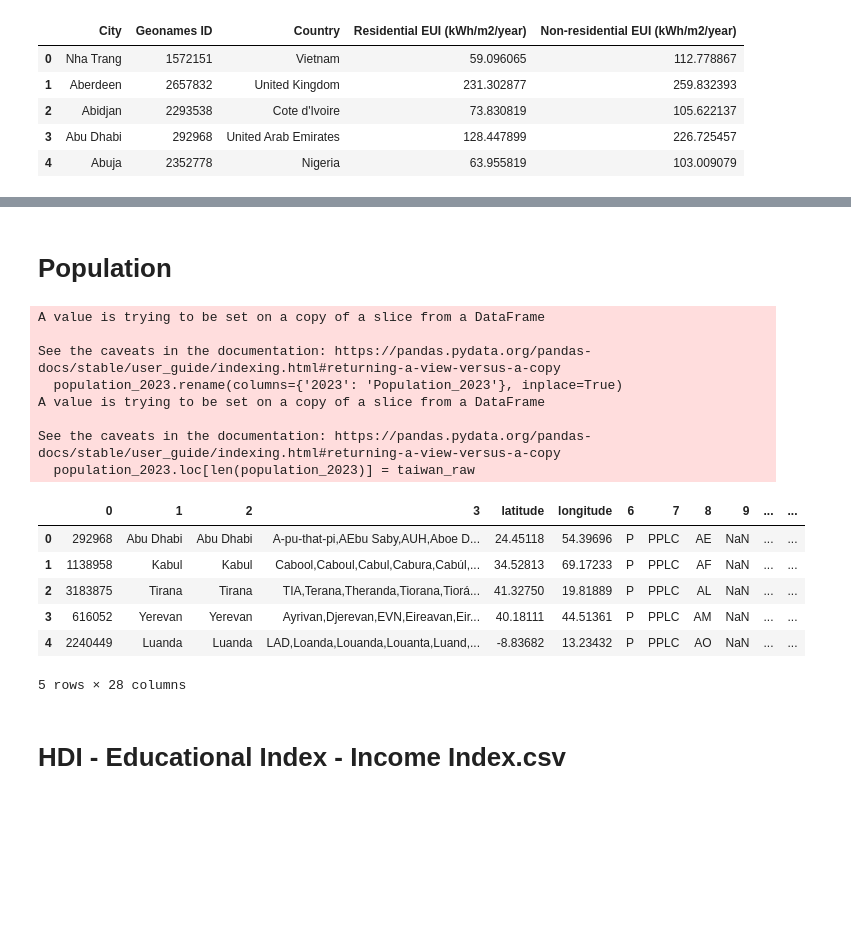
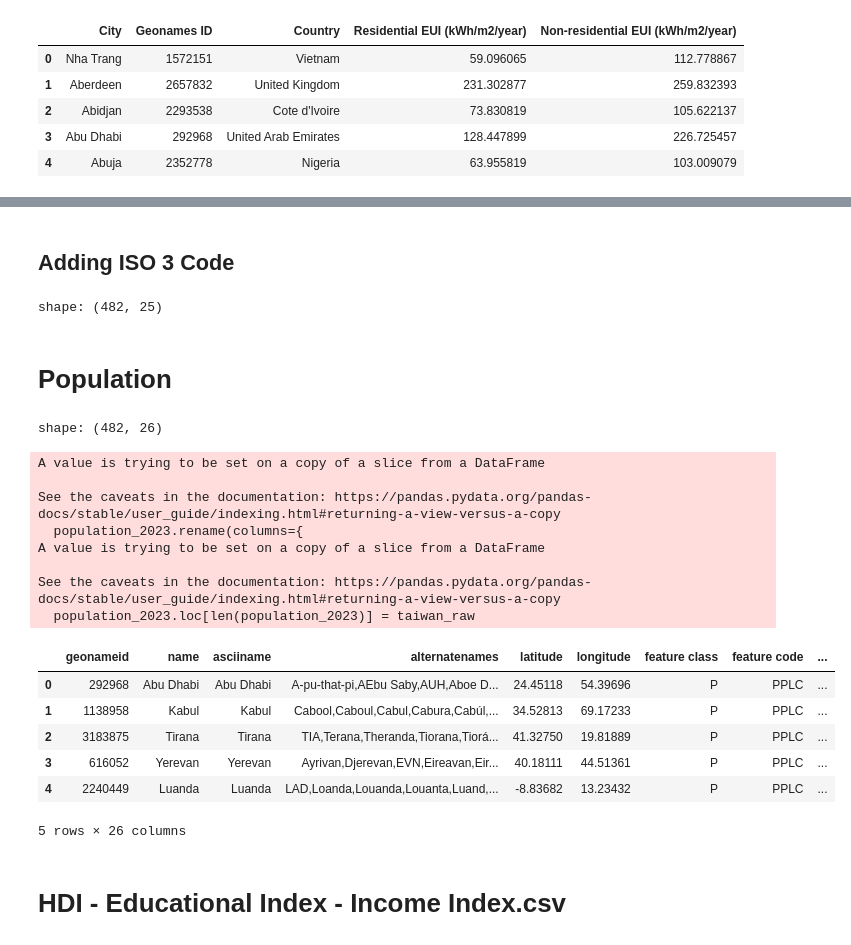
Before and after one commit to AliciaXia222/Capstone-Team-Climate-Trace, a Jupyter notebook: notebooks/Base_Model.ipynb, the cells around one changed output, grey strips where cells are left out. Drawn from its saved outputs; the diff is of its cells as text; code cells hidden in the pictures; blank space fills up the shorter version.

```diff
--- a/notebooks/Base_Model.ipynb
+++ b/notebooks/Base_Model.ipynb
@@ -97,12 +143,0 @@ num_missing = iso3_codes_merged_df.isna().sum()
-# %%
-# Function to convert country names to ISO 3 codes
-def get_iso3_code(country_name):
-    try:
-        country = pycountry.countries.lookup(country_name)
-        return country.alpha_3
-    except LookupError:
-        return None
-
-
-# Apply the function to the 'Country' column to create a new 'ISO_alpha3' column
-merged_df["ISO_alpha3"] = merged_df["Country"].apply(get_iso3_code)
@@ -153,37 +144,56 @@ assert merged_df.shape[0] == 482, "The number of rows in merged_df is not 482."
+# %% [markdown]
+## Adding ISO 3 Code
+# %%
+# Adding ISO CODE 3
+alpha_2_to_alpha_3 = {country.alpha_2: country.alpha_3 for country in pycountry.countries}
+merged_df.loc[:, 'ISO_alpha3'] = merged_df['iso alpha 2'].map(alpha_2_to_alpha_3)
+
+# Manually correcting the missing country code for Namibia by assigning 'NAM' because country code is null for Nambia
+merged_df.loc[merged_df['Country'] == 'Namibia', 'ISO_alpha3'] = 'NAM'
+
+print(f"shape: {merged_df.shape}")
+
+assert merged_df["ISO_alpha3"].isna().sum() == 0, "There are missing values in the ISO_alpha3 column."
+assert merged_df.shape[0] == 482, "The number of rows in merged_df is not 482."
+# %% [output]
+shape: (482, 25)
 # %% [markdown]
 # Population
 # %%
 population_path = '../data/raw/population/API_SP.POP.TOTL_DS2_en_csv_v2_31753.csv'
 population_df = pd.read_csv(population_path, skiprows=4)
-population_2023 = population_df[['Country Name', 'Country Code', '2023']]
-population_2023.rename(columns={'2023': 'Population_2023'}, inplace=True)
+population_2023 = population_df[['Country Code', '2023']]
+
+population_2023.rename(columns={
+    '2023': 'Population_2023',
+    'Country Code': 'ISO_alpha3'
+}, inplace=True)
 
 #taiwan
-taiwan_raw = {'Country Name': 'Taiwan', 'Country Code': 'TWN', 'Population_2023': 23894394}
+taiwan_raw = {'Country Name': 'Taiwan', 'ISO_alpha3': 'TWN', 'Population_2023': 23894394}
 population_2023.loc[len(population_2023)] = taiwan_raw
 
-merged_df = merged_df.merge(population_2023,
-                             left_on='ISO_alpha3',
-                             right_on='Country Code',
-                             how='left')
+merged_df = merged_df.merge(population_2023, on='ISO_alpha3', how='left')
 
 assert merged_df['Population_2023'].notnull().all(), "Error: There are null values in 'Population_2023'."
+print(f"shape: {merged_df.shape}")
 merged_df.head()
 # %% [output]
-A value is trying to be set on a copy of a slice from a DataFrame
-
-See the caveats in the documentation: https://pandas.pydata.org/pandas-docs/stable/user_guide/indexing.html#returning-a-view-versus-a-copy
-  population_2023.rename(columns={'2023': 'Population_2023'}, inplace=True)
-A value is trying to be set on a copy of a slice from a DataFrame
-
-See the caveats in the documentation: https://pandas.pydata.org/pandas-docs/stable/user_guide/indexing.html#returning-a-view-versus-a-copy
-  population_2023.loc[len(population_2023)] = taiwan_raw
+shape: (482, 26)
+A value is trying to be set on a copy of a slice from a DataFrame
+
+See the caveats in the documentation: https://pandas.pydata.org/pandas-docs/stable/user_guide/indexing.html#returning-a-view-versus-a-copy
+  population_2023.rename(columns={
+A value is trying to be set on a copy of a slice from a DataFrame
+
+See the caveats in the documentation: https://pandas.pydata.org/pandas-docs/stable/user_guide/indexing.html#returning-a-view-versus-a-copy
+  population_2023.loc[len(population_2023)] = taiwan_raw
-|  | 0 | 1 | 2 | 3 | latitude | longitude | 6 | 7 | 8 | 9 | ... | ... |
-| 0 | 292968 | Abu Dhabi | Abu Dhabi | A-pu-that-pi,AEbu Saby,AUH,Aboe D... | 24.45118 | 54.39696 | P | PPLC | AE | NaN | ... | ... |
-| 1 | 1138958 | Kabul | Kabul | Cabool,Caboul,Cabul,Cabura,Cabúl,... | 34.52813 | 69.17233 | P | PPLC | AF | NaN | ... | ... |
-| 2 | 3183875 | Tirana | Tirana | TIA,Terana,Theranda,Tiorana,Tiorá... | 41.32750 | 19.81889 | P | PPLC | AL | NaN | ... | ... |
-| 3 | 616052 | Yerevan | Yerevan | Ayrivan,Djerevan,EVN,Eireavan,Eir... | 40.18111 | 44.51361 | P | PPLC | AM | NaN | ... | ... |
-| 4 | 2240449 | Luanda | Luanda | LAD,Loanda,Louanda,Louanta,Luand,... | -8.83682 | 13.23432 | P | PPLC | AO | NaN | ... | ... |
+|  | geonameid | name | asciiname | alternatenames | latitude | longitude | feature class | feature code | ... |
+| 0 | 292968 | Abu Dhabi | Abu Dhabi | A-pu-that-pi,AEbu Saby,AUH,Aboe D... | 24.45118 | 54.39696 | P | PPLC | ... |
+| 1 | 1138958 | Kabul | Kabul | Cabool,Caboul,Cabul,Cabura,Cabúl,... | 34.52813 | 69.17233 | P | PPLC | ... |
+| 2 | 3183875 | Tirana | Tirana | TIA,Terana,Theranda,Tiorana,Tiorá... | 41.32750 | 19.81889 | P | PPLC | ... |
+| 3 | 616052 | Yerevan | Yerevan | Ayrivan,Djerevan,EVN,Eireavan,Eir... | 40.18111 | 44.51361 | P | PPLC | ... |
+| 4 | 2240449 | Luanda | Luanda | LAD,Loanda,Louanda,Louanta,Luand,... | -8.83682 | 13.23432 | P | PPLC | ... |
-5 rows × 28 columns
+5 rows × 26 columns
 # %% [markdown]
 # HDI - Educational Index - Income Index.csv
```
Also changed, not shown: parts of 53 cells of this notebook, 7 other files.
